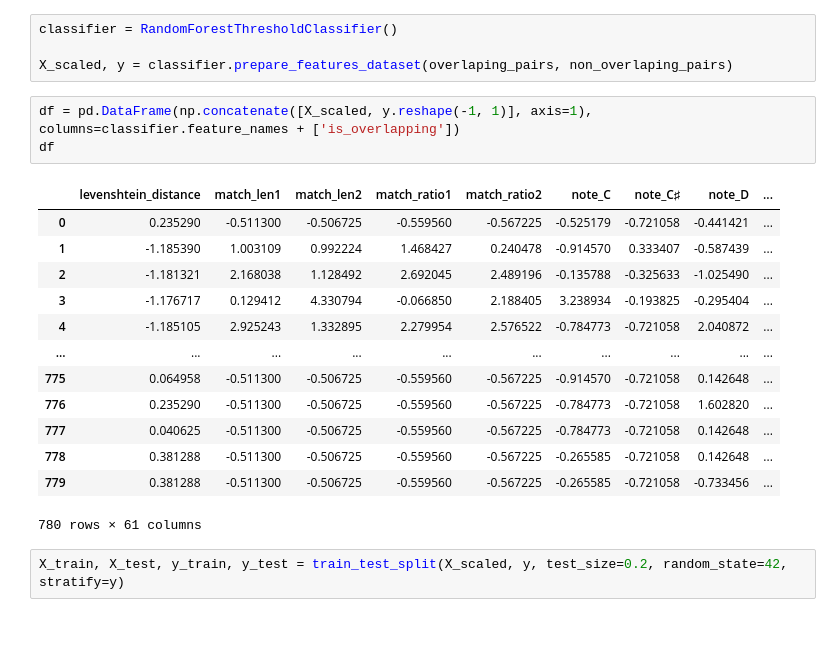
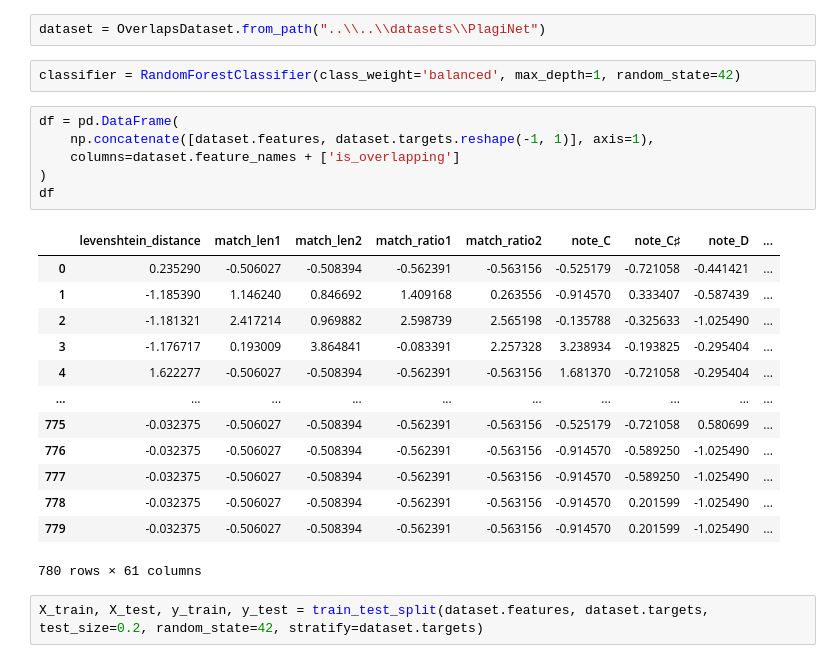
Before and after one commit to HerrPhoton/plagitune, a Jupyter notebook: notebooks/threshold_classifiers/random_forest.ipynb, the cells around one changed output. Cells and saved outputs as stored; diff of their text form; blank space fills up the shorter version.

```diff
--- a/notebooks/threshold_classifiers/random_forest.ipynb
+++ b/notebooks/threshold_classifiers/random_forest.ipynb
@@ -37,25 +21,28 @@ for i, melody1 in enumerate(all_melodies):
-# %%
-classifier = RandomForestThresholdClassifier()
-
-X_scaled, y = classifier.prepare_features_dataset(overlaping_pairs, non_overlaping_pairs)
+# %%
+dataset = OverlapsDataset.from_path("..\\..\\datasets\\PlagiNet")
+# %%
+classifier = RandomForestClassifier(class_weight='balanced', max_depth=1, random_state=42)
 # %%
-df = pd.DataFrame(np.concatenate([X_scaled, y.reshape(-1, 1)], axis=1), columns=classifier.feature_names + ['is_overlapping'])
+df = pd.DataFrame(
+    np.concatenate([dataset.features, dataset.targets.reshape(-1, 1)], axis=1),
+    columns=dataset.feature_names + ['is_overlapping']
+)
 df
 # %% [output]
 |  | levenshtein_distance | match_len1 | match_len2 | match_ratio1 | match_ratio2 | note_C | note_C♯ | note_D | ... |
-| 0 | 0.235290 | -0.511300 | -0.506725 | -0.559560 | -0.567225 | -0.525179 | -0.721058 | -0.441421 | ... |
-| 1 | -1.185390 | 1.003109 | 0.992224 | 1.468427 | 0.240478 | -0.914570 | 0.333407 | -0.587439 | ... |
-| 2 | -1.181321 | 2.168038 | 1.128492 | 2.692045 | 2.489196 | -0.135788 | -0.325633 | -1.025490 | ... |
-| 3 | -1.176717 | 0.129412 | 4.330794 | -0.066850 | 2.188405 | 3.238934 | -0.193825 | -0.295404 | ... |
-| 4 | -1.185105 | 2.925243 | 1.332895 | 2.279954 | 2.576522 | -0.784773 | -0.721058 | 2.040872 | ... |
+| 0 | 0.235290 | -0.506027 | -0.508394 | -0.562391 | -0.563156 | -0.525179 | -0.721058 | -0.441421 | ... |
+| 1 | -1.185390 | 1.146240 | 0.846692 | 1.409168 | 0.263556 | -0.914570 | 0.333407 | -0.587439 | ... |
+| 2 | -1.181321 | 2.417214 | 0.969882 | 2.598739 | 2.565198 | -0.135788 | -0.325633 | -1.025490 | ... |
+| 3 | -1.176717 | 0.193009 | 3.864841 | -0.083391 | 2.257328 | 3.238934 | -0.193825 | -0.295404 | ... |
+| 4 | 1.622277 | -0.506027 | -0.508394 | -0.562391 | -0.563156 | 1.681370 | -0.721058 | -0.295404 | ... |
 | ... | ... | ... | ... | ... | ... | ... | ... | ... | ... |
-| 775 | 0.064958 | -0.511300 | -0.506725 | -0.559560 | -0.567225 | -0.914570 | -0.721058 | 0.142648 | ... |
-| 776 | 0.235290 | -0.511300 | -0.506725 | -0.559560 | -0.567225 | -0.784773 | -0.721058 | 1.602820 | ... |
-| 777 | 0.040625 | -0.511300 | -0.506725 | -0.559560 | -0.567225 | -0.784773 | -0.721058 | 0.142648 | ... |
-| 778 | 0.381288 | -0.511300 | -0.506725 | -0.559560 | -0.567225 | -0.265585 | -0.721058 | 0.142648 | ... |
-| 779 | 0.381288 | -0.511300 | -0.506725 | -0.559560 | -0.567225 | -0.265585 | -0.721058 | -0.733456 | ... |
+| 775 | -0.032375 | -0.506027 | -0.508394 | -0.562391 | -0.563156 | -0.525179 | -0.721058 | 0.580699 | ... |
+| 776 | -0.032375 | -0.506027 | -0.508394 | -0.562391 | -0.563156 | -0.914570 | -0.589250 | -1.025490 | ... |
+| 777 | -0.032375 | -0.506027 | -0.508394 | -0.562391 | -0.563156 | -0.914570 | -0.589250 | -1.025490 | ... |
+| 778 | -0.032375 | -0.506027 | -0.508394 | -0.562391 | -0.563156 | -0.914570 | 0.201599 | -1.025490 | ... |
+| 779 | -0.032375 | -0.506027 | -0.508394 | -0.562391 | -0.563156 | -0.914570 | 0.201599 | -1.025490 | ... |
 780 rows × 61 columns
 # %%
-X_train, X_test, y_train, y_test = train_test_split(X_scaled, y, test_size=0.2, random_state=42, stratify=y)
+X_train, X_test, y_train, y_test = train_test_split(dataset.features, dataset.targets, test_size=0.2, random_state=42, stratify=dataset.targets)
 # %%
 classifier.fit(X_train, y_train)
```
Also changed, not shown: parts of 8 cells of this notebook, 21 other files.
